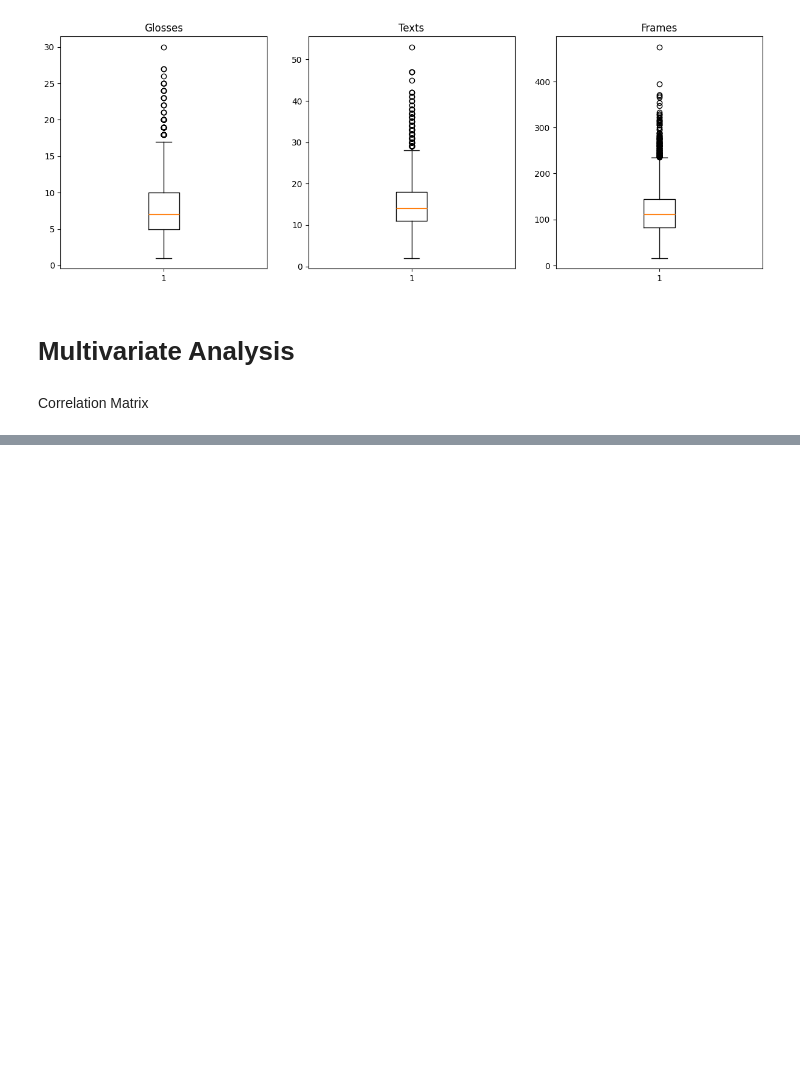
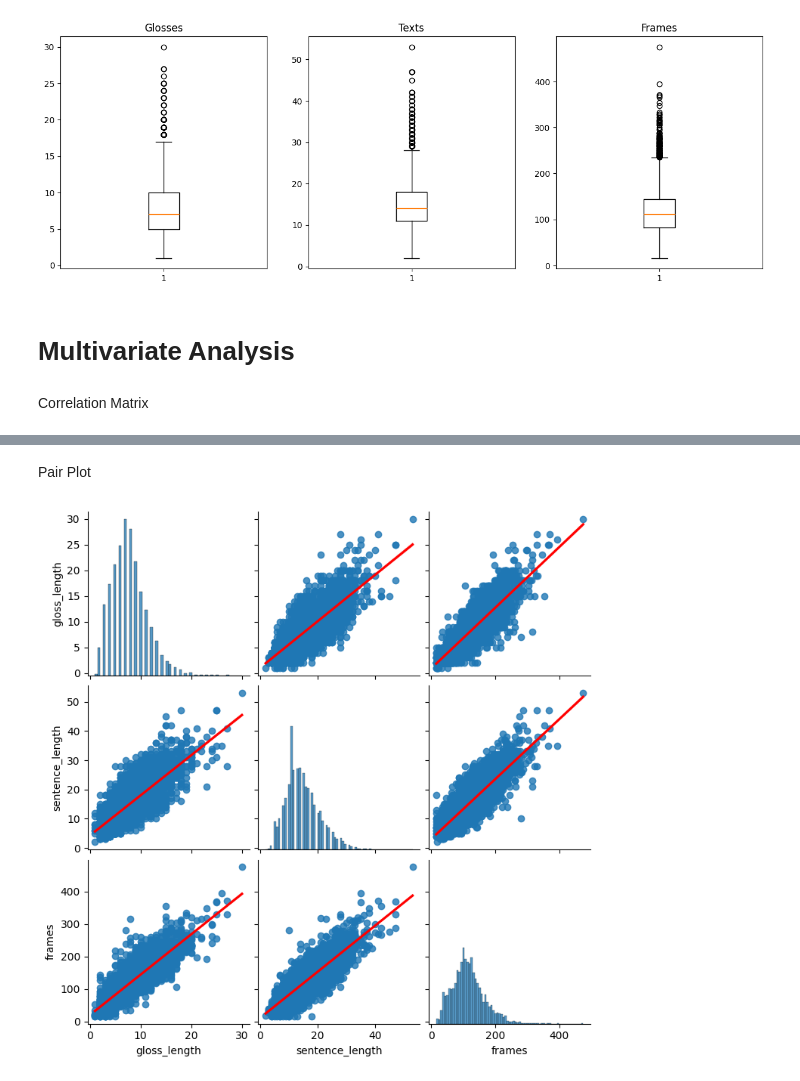
Before and after one commit to AlexPham0209/asl-cnn-transformer, a Jupyter notebook: asl_research/data/exploration.ipynb, the cells around one changed output, grey strips where cells are left out. Cells and saved outputs as stored; diff of their text form; code cells hidden in the pictures; blank space fills up the shorter version.

```diff
--- a/asl_research/data/exploration.ipynb
+++ b/asl_research/data/exploration.ipynb
@@ -172,0 +173,7 @@ corr.style.background_gradient(cmap='coolwarm')
+# %% [markdown]
+Pair Plot
+# %%
+seaborn.pairplot(m_df, kind='reg',  plot_kws={'line_kws':{'color':'red'}})
+plt.show()
+# %% [output]
+[figure, added]
```
Also changed, not shown: parts of 3 cells of this notebook.
